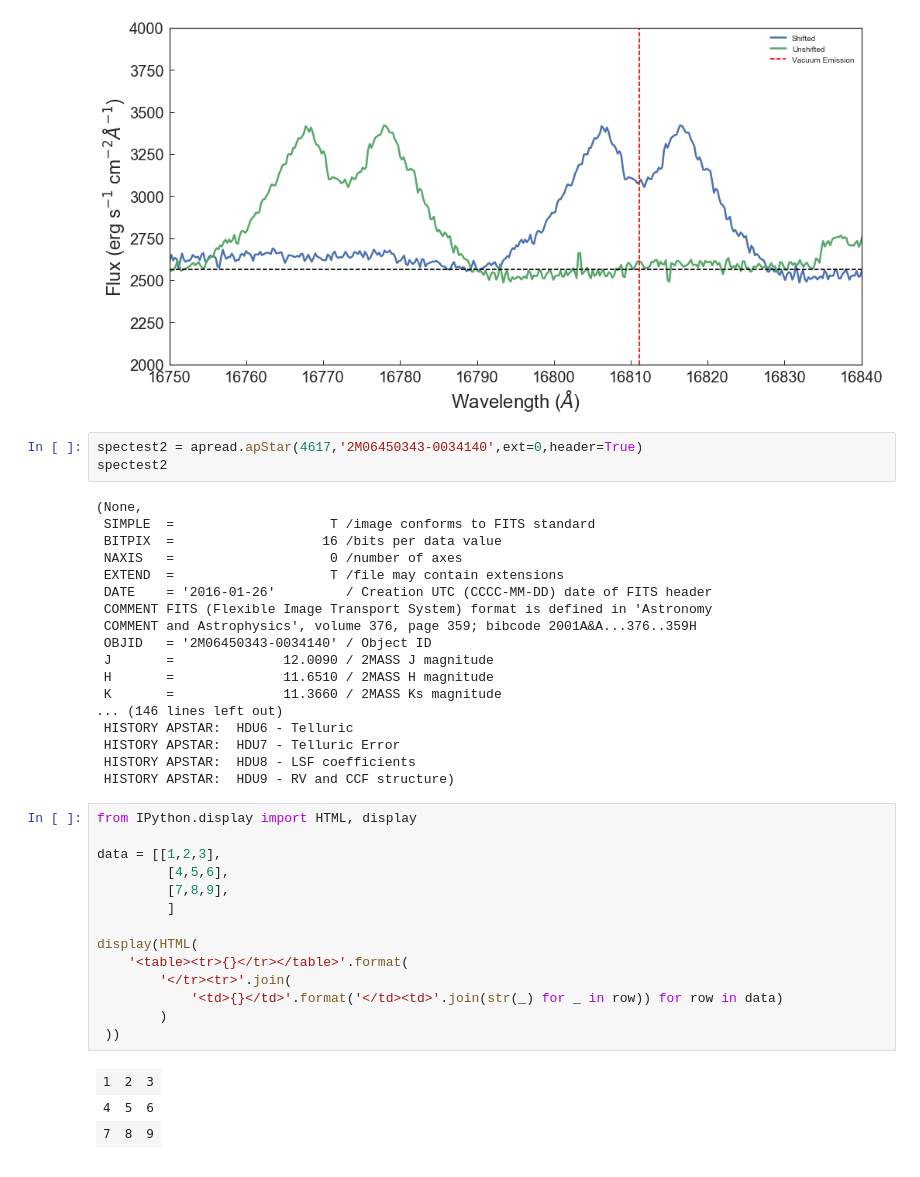
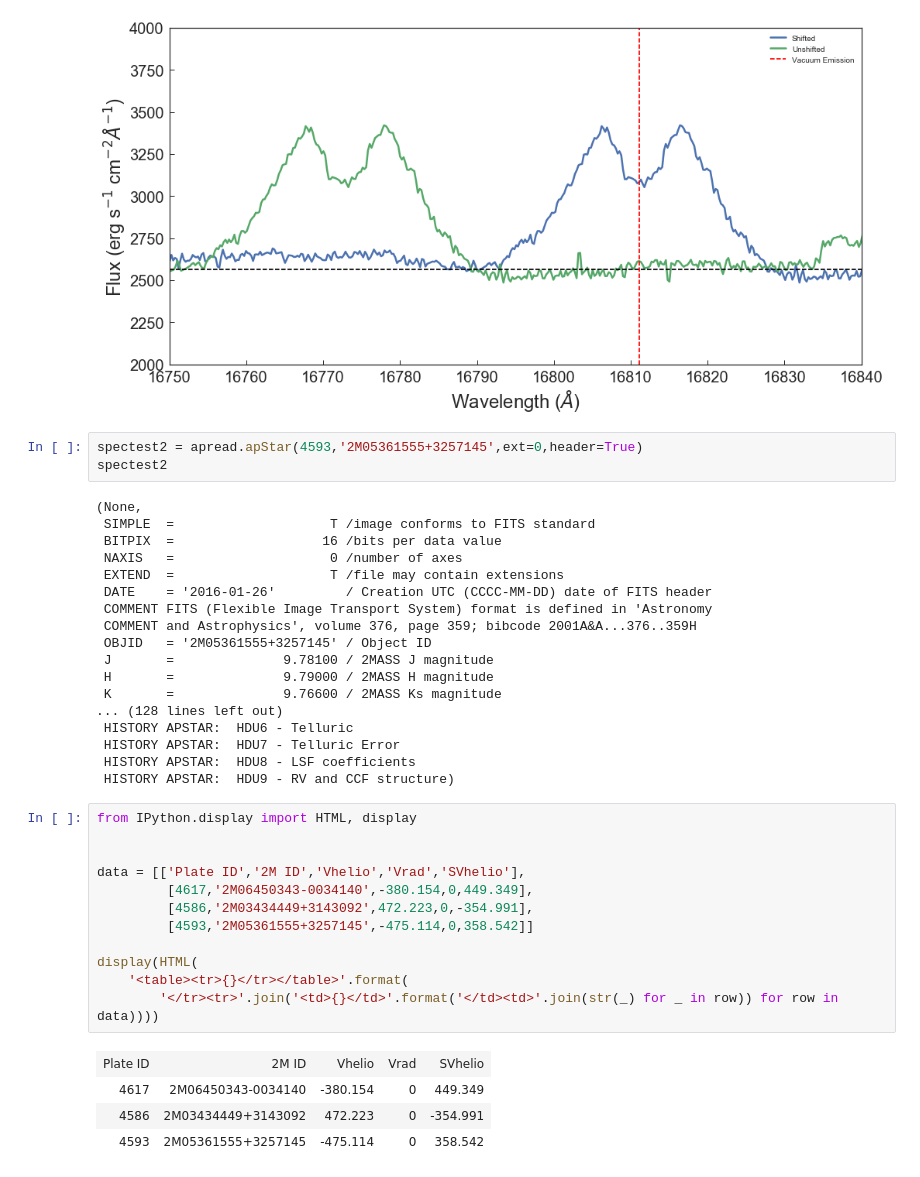
Before and after one commit to ballanr/T-Tauri, a Jupyter notebook: Shifting Spectra.ipynb, the cells around one changed output. Drawn from its saved outputs; the diff is of its cells as text.

```diff
--- a/Shifting Spectra.ipynb
+++ b/Shifting Spectra.ipynb
@@ -129,7 +129,7 @@ Brackett_EqW_Plot(4581,'2M06525305-1000270',11,16750,16840,2000,4000)
 # %% [output]
 [figure]
 # %%
-spectest2 = apread.apStar(4617,'2M06450343-0034140',ext=0,header=True)
+spectest2 = apread.apStar(4593,'2M05361555+3257145',ext=0,header=True)
 spectest2
 # %% [output]
 (None,
@@ -140,11 +140,11 @@ spectest2
  DATE    = '2016-01-26'         / Creation UTC (CCCC-MM-DD) date of FITS header
  COMMENT FITS (Flexible Image Transport System) format is defined in 'Astronomy
  COMMENT and Astrophysics', volume 376, page 359; bibcode 2001A&A...376..359H
- OBJID   = '2M06450343-0034140' / Object ID
- J       =              12.0090 / 2MASS J magnitude
- H       =              11.6510 / 2MASS H magnitude
- K       =              11.3660 / 2MASS Ks magnitude
-... (146 lines left out)
+ OBJID   = '2M05361555+3257145' / Object ID
+ J       =              9.78100 / 2MASS J magnitude
+ H       =              9.79000 / 2MASS H magnitude
+ K       =              9.76600 / 2MASS Ks magnitude
+... (128 lines left out)
  HISTORY APSTAR:  HDU6 - Telluric
  HISTORY APSTAR:  HDU7 - Telluric Error
  HISTORY APSTAR:  HDU8 - LSF coefficients
@@ -152,18 +152,17 @@ spectest2
 # %%
 from IPython.display import HTML, display
 
-data = [[1,2,3],
-         [4,5,6],
-         [7,8,9],
-         ]
+
+data = [['Plate ID','2M ID','Vhelio','Vrad','SVhelio'],
+         [4617,'2M06450343-0034140',-380.154,0,449.349],
+         [4586,'2M03434449+3143092',472.223,0,-354.991],
+         [4593,'2M05361555+3257145',-475.114,0,358.542]]
 
 display(HTML(
     '<table><tr>{}</tr></table>'.format(
-        '</tr><tr>'.join(
-            '<td>{}</td>'.format('</td><td>'.join(str(_) for _ in row)) for row in data)
-        )
- ))
+        '</tr><tr>'.join('<td>{}</td>'.format('</td><td>'.join(str(_) for _ in row)) for row in data))))
 # %% [output]
-| 1 | 2 | 3 |
-| 4 | 5 | 6 |
-| 7 | 8 | 9 |
+| Plate ID | 2M ID | Vhelio | Vrad | SVhelio |
+| 4617 | 2M06450343-0034140 | -380.154 | 0 | 449.349 |
+| 4586 | 2M03434449+3143092 | 472.223 | 0 | -354.991 |
+| 4593 | 2M05361555+3257145 | -475.114 | 0 | 358.542 |
```
